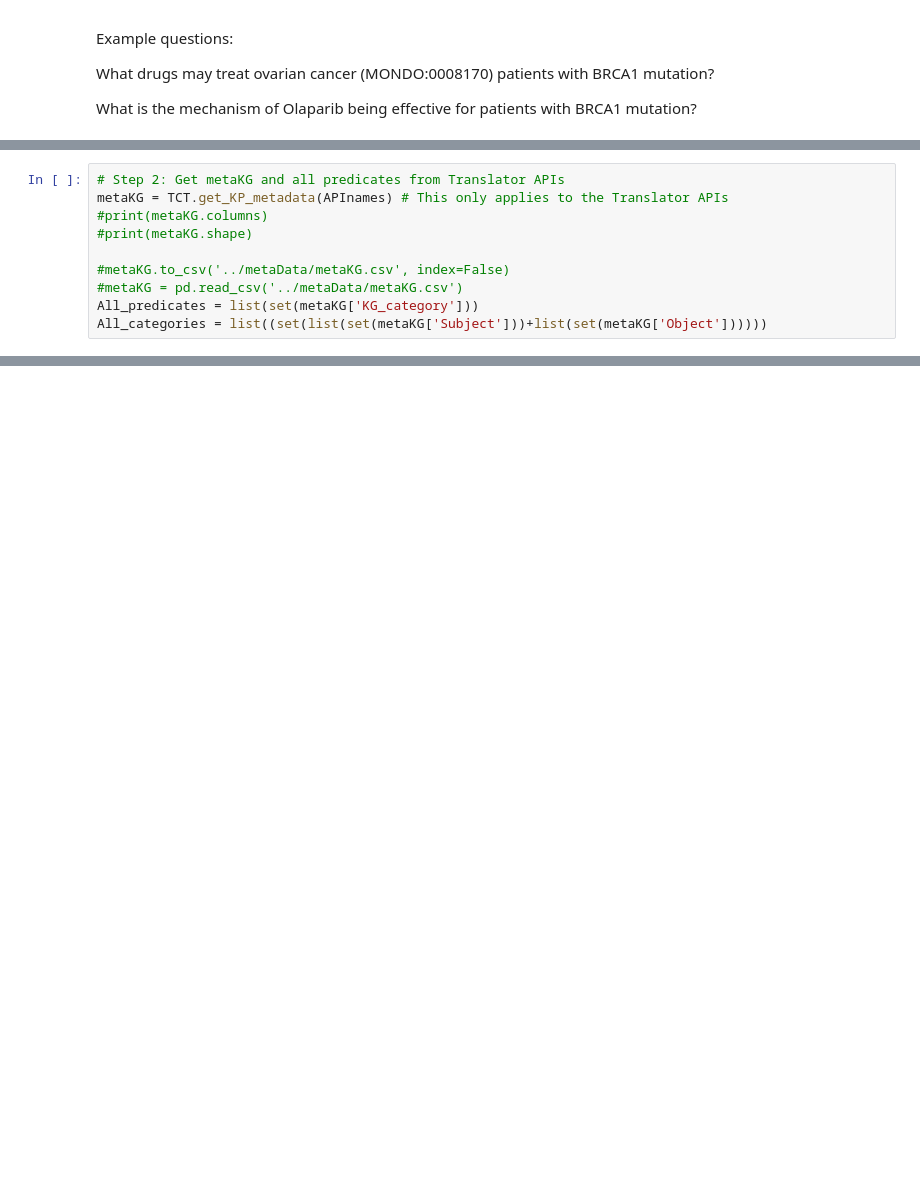
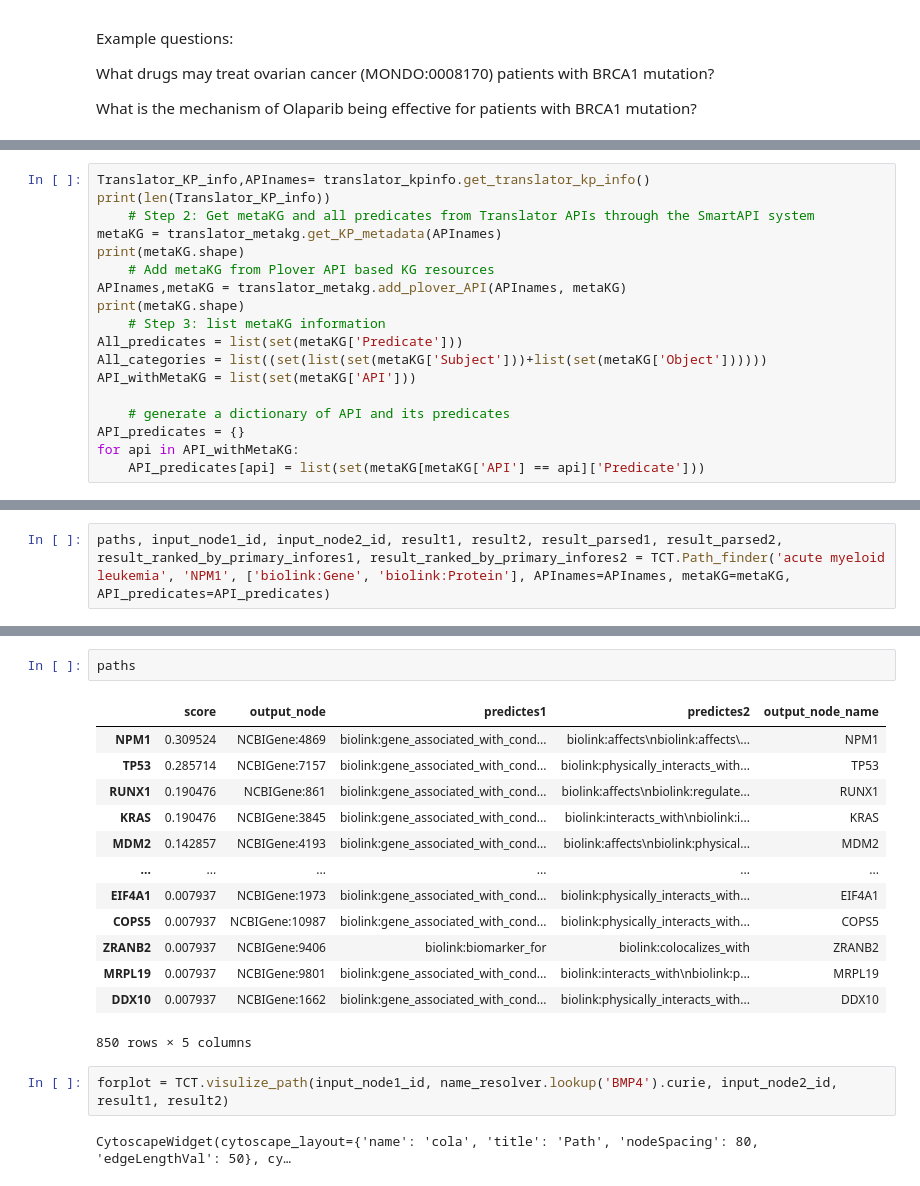
Before and after one commit to sierra-moxon/Translator_component_toolkit, a Jupyter notebook: notebooks/Path_finder.ipynb, the cells around one changed output, grey strips where cells are left out. Drawn from its saved outputs; the diff is of its cells as text; blank space fills up the shorter version.

Commit message:
add translator_query and revise path_finder

```diff
--- a/notebooks/Path_finder.ipynb
+++ b/notebooks/Path_finder.ipynb
@@ -36,10 +33,18 @@ Skipping server without x-maturity: {'description': 'CI server', 'url': 'http://
 # %%
-# Step 2: Get metaKG and all predicates from Translator APIs
-metaKG = TCT.get_KP_metadata(APInames) # This only applies to the Translator APIs
-#print(metaKG.columns)
-#print(metaKG.shape)
+Translator_KP_info,APInames= translator_kpinfo.get_translator_kp_info()
+print(len(Translator_KP_info))
+    # Step 2: Get metaKG and all predicates from Translator APIs through the SmartAPI system
+metaKG = translator_metakg.get_KP_metadata(APInames)
+print(metaKG.shape)
+    # Add metaKG from Plover API based KG resources
+APInames,metaKG = translator_metakg.add_plover_API(APInames, metaKG)
+print(metaKG.shape)
+    # Step 3: list metaKG information
+All_predicates = list(set(metaKG['Predicate']))
+All_categories = list((set(list(set(metaKG['Subject']))+list(set(metaKG['Object'])))))
+API_withMetaKG = list(set(metaKG['API']))
 
-#metaKG.to_csv('../metaData/metaKG.csv', index=False)
-#metaKG = pd.read_csv('../metaData/metaKG.csv')
-All_predicates = list(set(metaKG['KG_category']))
-All_categories = list((set(list(set(metaKG['Subject']))+list(set(metaKG['Object'])))))
+    # generate a dictionary of API and its predicates
+API_predicates = {}
+for api in API_withMetaKG:
+    API_predicates[api] = list(set(metaKG[metaKG['API'] == api]['Predicate']))
@@ -154,0 +55,2 @@ ENSEMBL:ENSP00000499503: no preferred name
+# %%
+paths, input_node1_id, input_node2_id, result1, result2, result_parsed1, result_parsed2, result_ranked_by_primary_infores1, result_ranked_by_primary_infores2 = TCT.Path_finder('acute myeloid leukemia', 'NPM1', ['biolink:Gene', 'biolink:Protein'], APInames=APInames, metaKG=metaKG, API_predicates=API_predicates)
@@ -154,0 +75,20 @@ ENSEMBL:ENSP00000499503: no preferred name
+# %%
+paths
+# %% [output]
+|  | score | output_node | predictes1 | predictes2 | output_node_name |
+| NPM1 | 0.309524 | NCBIGene:4869 | biolink:gene_associated_with_cond... | biolink:affects\nbiolink:affects\... | NPM1 |
+| TP53 | 0.285714 | NCBIGene:7157 | biolink:gene_associated_with_cond... | biolink:physically_interacts_with... | TP53 |
+| RUNX1 | 0.190476 | NCBIGene:861 | biolink:gene_associated_with_cond... | biolink:affects\nbiolink:regulate... | RUNX1 |
+| KRAS | 0.190476 | NCBIGene:3845 | biolink:gene_associated_with_cond... | biolink:interacts_with\nbiolink:i... | KRAS |
+| MDM2 | 0.142857 | NCBIGene:4193 | biolink:gene_associated_with_cond... | biolink:affects\nbiolink:physical... | MDM2 |
+| ... | ... | ... | ... | ... | ... |
+| EIF4A1 | 0.007937 | NCBIGene:1973 | biolink:gene_associated_with_cond... | biolink:physically_interacts_with... | EIF4A1 |
+| COPS5 | 0.007937 | NCBIGene:10987 | biolink:gene_associated_with_cond... | biolink:physically_interacts_with... | COPS5 |
+| ZRANB2 | 0.007937 | NCBIGene:9406 | biolink:biomarker_for | biolink:colocalizes_with | ZRANB2 |
+| MRPL19 | 0.007937 | NCBIGene:9801 | biolink:gene_associated_with_cond... | biolink:interacts_with\nbiolink:p... | MRPL19 |
+| DDX10 | 0.007937 | NCBIGene:1662 | biolink:gene_associated_with_cond... | biolink:physically_interacts_with... | DDX10 |
+850 rows × 5 columns
+# %%
+forplot = TCT.visulize_path(input_node1_id, name_resolver.lookup('BMP4').curie, input_node2_id, result1, result2)
+# %% [output]
+CytoscapeWidget(cytoscape_layout={'name': 'cola', 'title': 'Path', 'nodeSpacing': 80, 'edgeLengthVal': 50}, cy…
```
Also changed, not shown: parts of 18 cells of this notebook, 3 other files.
